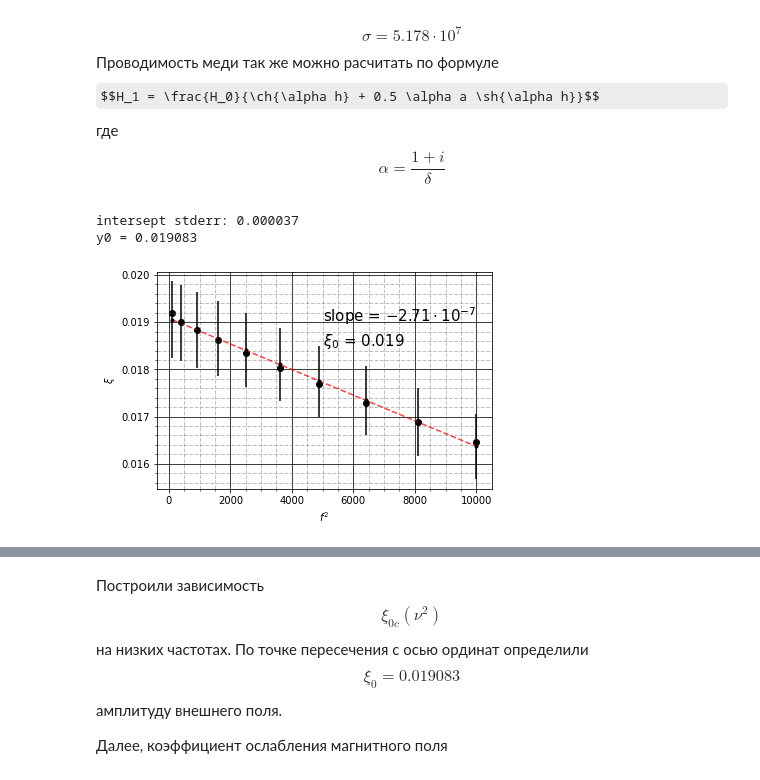
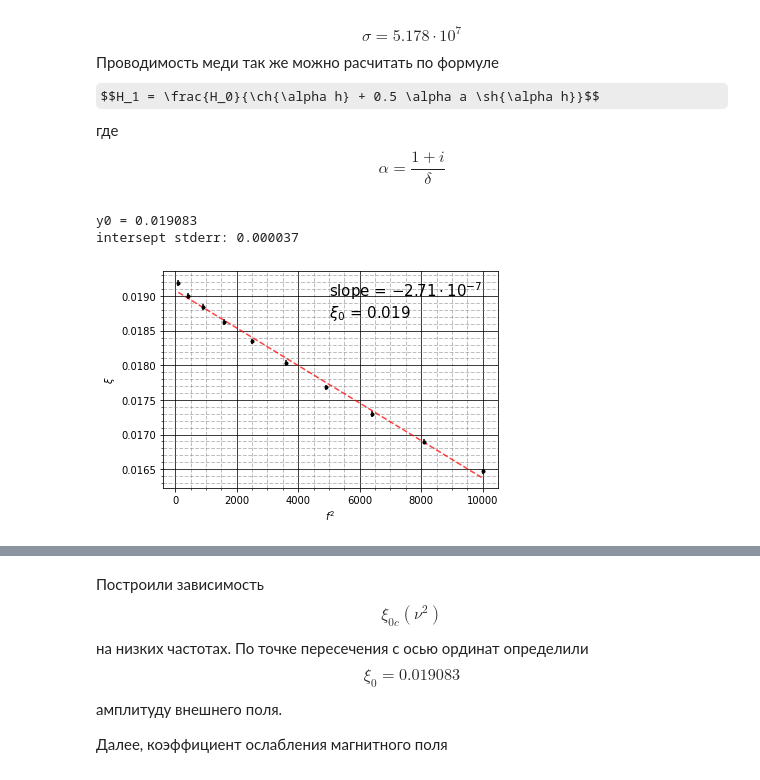
Before and after one commit to pavel-collab/MIPT_Labs, a Jupyter notebook: 3.7.1/python/graphics.ipynb, the cells around one changed output, grey strips where cells are left out. Cells and saved outputs as stored; diff of their text form; code cells hidden in the pictures; some formulas as TeX source.

```diff
--- a/3.7.1/python/graphics.ipynb
+++ b/3.7.1/python/graphics.ipynb
@@ -83,36 +100,42 @@ slope = 0.021446
 Таким образом по полученной зависимости $$\Delta \psi = \frac{\pi}{4} + \frac{h \sqrt{\mu_0 \sigma \omega}}{\sqrt{2}}$$ можно определить проводимость меди. В нашем плучае $$\sigma = 5.178 \cdot 10^7$$
 Проводимость меди так же можно расчитать по формуле $$H_1 = \frac{H_0}{\ch{\alpha h} + 0.5 \alpha a \sh{\alpha h}}$$ где $$\alpha = \frac{1 + i}{\delta}$$
 # %%
-# погрешность xi 4,24%
-
+# справка: погрешность xi 0,22%
+# построим график зависимости амплитуты (кси) от квадрата частоты в области низких частот
 fig2, ax2 = PythonGraphMod.CreateSimpleGraph()
 
+# воспрользуемся функцией линейной регрессии
 lin_low_kxi = linregress(np.square(low_f), low_kxi)
+# для удобства сделаем отдельный массив для значений оси y
+kxi0c = lin_low_kxi.intercept + lin_low_kxi.slope * np.square(low_f)
 
+# нанесем на график эксперементальные точки, погрешности и линейную зависимость
+ax2.scatter(np.square(low_f), low_kxi, c = 'green', marker = 'o', s = 5)
+ax2.plot(np.square(low_f), kxi0c, color='red', alpha=.75, lw=1.5, ls='--')
+plt.errorbar(np.square(low_f), low_kxi, yerr=0.0022*kxi0c, fmt='.', ecolor='black', color='black')
+
+# пересечение графика с осью y
+kxi0 = lin_low_kxi.intercept
+# отладка
+print('y0 = %f' %kxi0)
 print('intersept stderr: %f' %lin_low_kxi.intercept_stderr)
 
-kxi0c = lin_low_kxi.intercept + lin_low_kxi.slope * np.square(low_f)
-
-ax2.scatter(np.square(low_f), low_kxi, c = 'black', marker = 'o')
-ax2.plot(np.square(low_f), kxi0c, color='red', alpha=.75, lw=1.5, ls='--')
-plt.errorbar(np.square(low_f), kxi0c, yerr=0.0424*kxi0c, fmt='.', ecolor='black', color='black')
-
-kxi0 = lin_low_kxi.intercept
-print('y0 = %f' %kxi0)
-
+# сетка
 ax2.minorticks_on()
 ax2.grid(which = 'major', color = 'black', linewidth = 1, linestyle = '-', alpha = 0.75)
 ax2.grid(which = 'minor', color = 'grey', linewidth = 1, linestyle = '--', alpha = 0.5)
 
+# оформление
 ax2.text(5000, 0.019, r'slope = $-2.71 \cdot 10^{-7}$', size = 15)
-ax2.text(5000, 0.0185, r'$\xi_0$ = ' + str(round(lin_low_kxi.intercept, 3)), size = 15)
+ax2.text(5000, 0.0187, r'$\xi_0$ = ' + str(round(lin_low_kxi.intercept, 3)), size = 15)
 plt.ylabel(r'$\xi$')
 plt.xlabel(r'$f^2$')
-# plt.title (r'График зависимости $\xi_{0c} (\nu^2)$')
 plt.show()
 
+fig2.set_figheight(6)
+fig2.set_figwidth(8)
 fig2.savefig("../images/xi0c(1).pdf")
 # %% [output]
+y0 = 0.019083
 intersept stderr: 0.000037
-y0 = 0.019083
-[figure, old version]
+[figure, new version]
```
Also changed, not shown: parts of 16 cells of this notebook, 29 other files.
